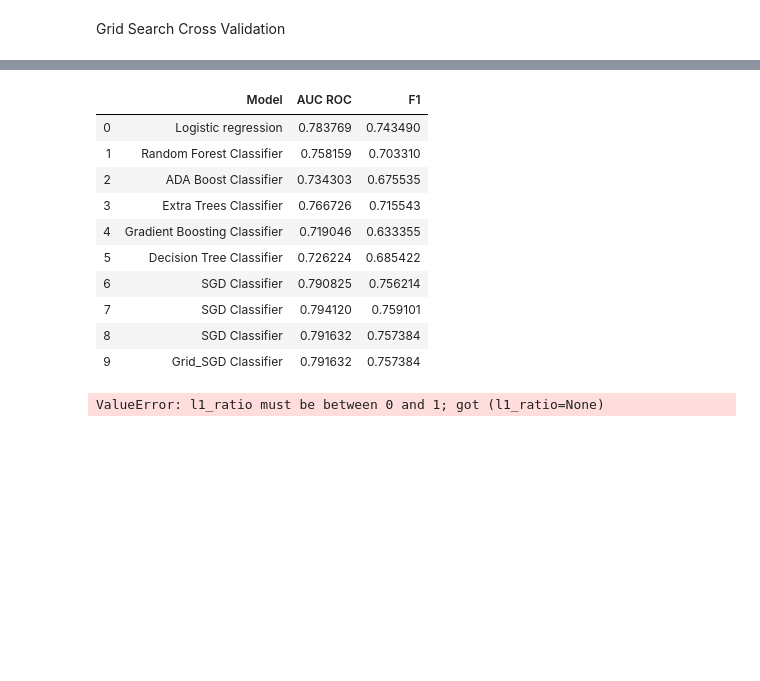
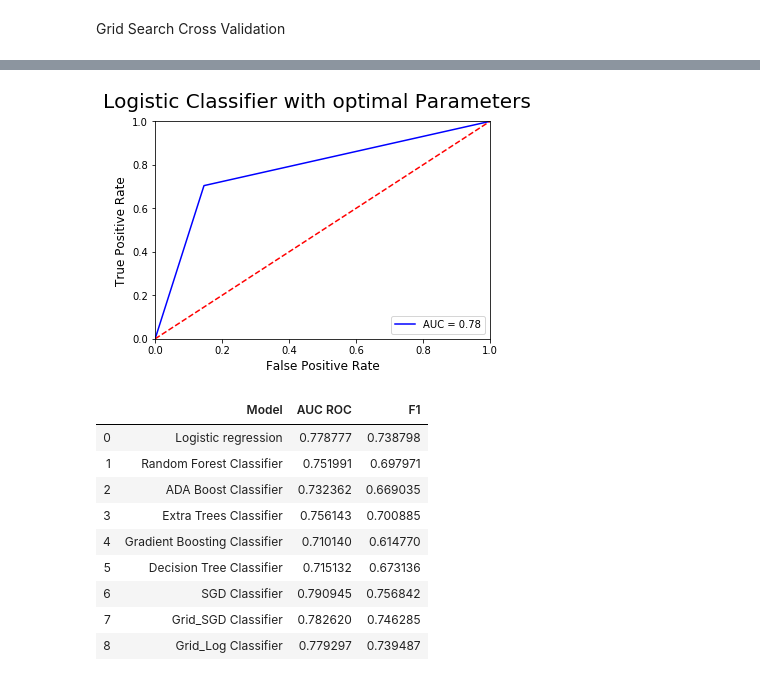
Before and after one commit to ShashankSharma26/Disaster-or-not-NLP-with-tweets, a Jupyter notebook: EDA & Data Modelling/Disaster or not- EDA & Data Modelling.ipynb, the cells around one changed output, grey strips where cells are left out. Cells and saved outputs as stored; diff of their text form; code cells hidden in the pictures; blank space fills up the shorter version.

Commit message:
Comparing CV results

```diff
--- a/EDA & Data Modelling/Disaster or not- EDA & Data Modelling.ipynb
+++ b/EDA & Data Modelling/Disaster or not- EDA & Data Modelling.ipynb
@@ -345,34 +365,18 @@ model_result = model_result.append({'Model':'Grid_SGD Classifier','AUC ROC': auc
 # %%
-model_result = model_result.append({'Model':'Grid_SGD Classifier','AUC ROC': auc,'F1':f}, ignore_index=True)
+grid_log_prediction = grid_model_log.predict(X_test)
+auc,f = roc(grid_log_prediction,'Logistic Classifier with optimal Parameters')
+
+model_result = model_result.append({'Model':'Grid_Log Classifier','AUC ROC': auc,'F1':f}, ignore_index=True)
+model_result
+# %% [output]
+[figure, added]
+|  | Model | AUC ROC | F1 |
+| 0 | Logistic regression | 0.778777 | 0.738798 |
+| 1 | Random Forest Classifier | 0.751991 | 0.697971 |
+| 2 | ADA Boost Classifier | 0.732362 | 0.669035 |
+| 3 | Extra Trees Classifier | 0.756143 | 0.700885 |
+| 4 | Gradient Boosting Classifier | 0.710140 | 0.614770 |
+| 5 | Decision Tree Classifier | 0.715132 | 0.673136 |
+| 6 | SGD Classifier | 0.790945 | 0.756842 |
+| 7 | Grid_SGD Classifier | 0.782620 | 0.746285 |
+| 8 | Grid_Log Classifier | 0.779297 | 0.739487 |
-# %%
-model_result
-# %% [output]
-|  | Model | AUC ROC | F1 |
-| 0 | Logistic regression | 0.783769 | 0.743490 |
-| 1 | Random Forest Classifier | 0.758159 | 0.703310 |
-| 2 | ADA Boost Classifier | 0.734303 | 0.675535 |
-| 3 | Extra Trees Classifier | 0.766726 | 0.715543 |
-| 4 | Gradient Boosting Classifier | 0.719046 | 0.633355 |
-| 5 | Decision Tree Classifier | 0.726224 | 0.685422 |
-| 6 | SGD Classifier | 0.790825 | 0.756214 |
-| 7 | SGD Classifier | 0.794120 | 0.759101 |
-| 8 | SGD Classifier | 0.791632 | 0.757384 |
-| 9 | Grid_SGD Classifier | 0.791632 | 0.757384 |
-# %%
-# logisitc classifier
-
-grid_param = {
-    'log__penalty': ['l2', 'elasticnet'],
-    'log__solver': ['saga', 'lbfgs','newton-cg'],
-    'log__tol':[1e-1,1e-2,1e-3,1e-4,1e-5],
-    'log__l1_ratio':[1e-1,1e-2,1e-3,1e-4,1e-5]
-}
-
-grid_log = GridSearchCV(estimator=Log_regression,
-                     param_grid=grid_param,
-                     cv=5,
-                     n_jobs=-1)
-
-grid_model_log = grid_log.fit(X_train, y_train)
-# %% [output]
-ValueError: l1_ratio must be between 0 and 1; got (l1_ratio=None)
```
Also changed, not shown: parts of 13 cells of this notebook.
